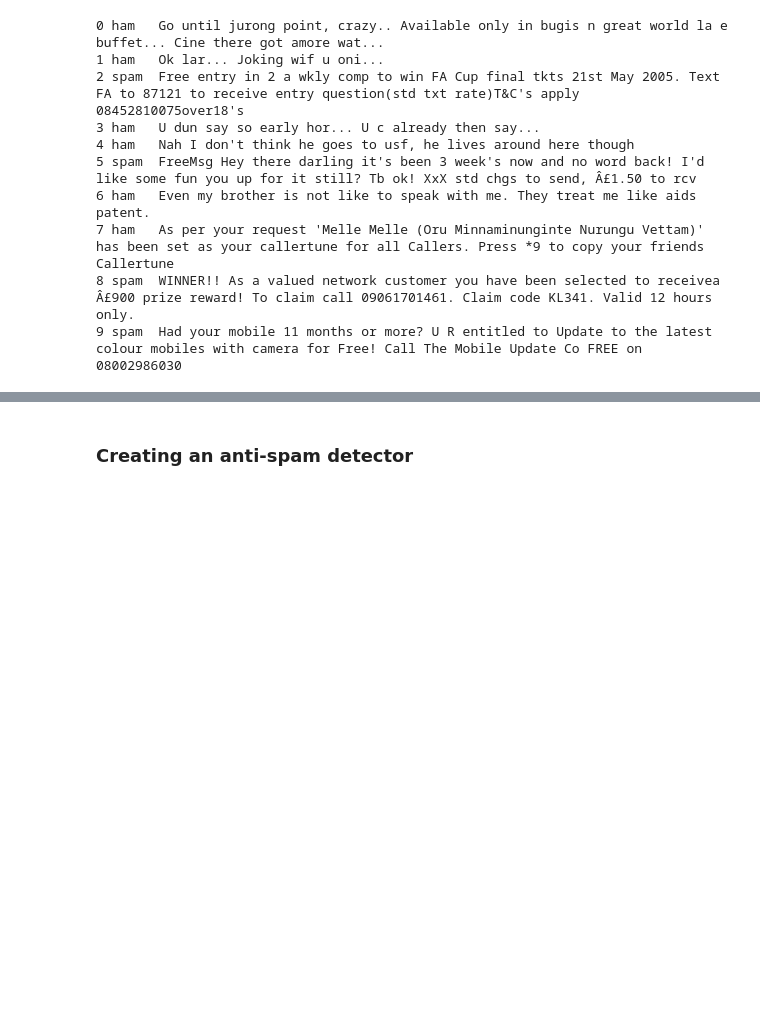
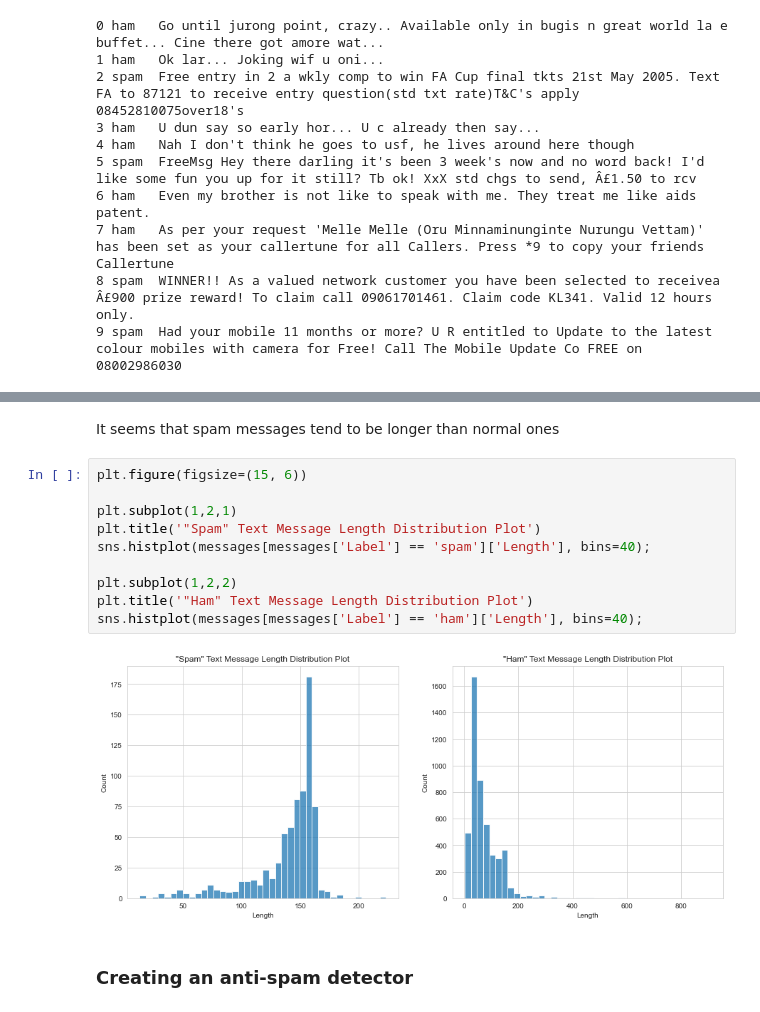
Before and after one commit to maciej-ziaja/Spam-Detector, a Jupyter notebook: spam_detector.ipynb, the cells around one changed output, grey strips where cells are left out. Drawn from its saved outputs; the diff is of its cells as text; blank space fills up the shorter version.

```diff
--- a/spam_detector.ipynb
+++ b/spam_detector.ipynb
@@ -85,3 +86,17 @@ messages.hist(column='length', by='label', bins=50,figsize=(12,4));
+# %% [markdown]
+It seems that spam messages tend to be longer than normal ones
+# %%
+plt.figure(figsize=(15, 6))
+
+plt.subplot(1,2,1)
+plt.title('"Spam" Text Message Length Distribution Plot')
+sns.histplot(messages[messages['Label'] == 'spam']['Length'], bins=40);
+
+plt.subplot(1,2,2)
+plt.title('"Ham" Text Message Length Distribution Plot')
+sns.histplot(messages[messages['Label'] == 'ham']['Length'], bins=40);
+# %% [output]
+[figure, added]
 # %% [markdown]
 ### Creating an anti-spam detector
 # %% [markdown]
```
Also changed, not shown: parts of 62 cells of this notebook, 1 other file.
